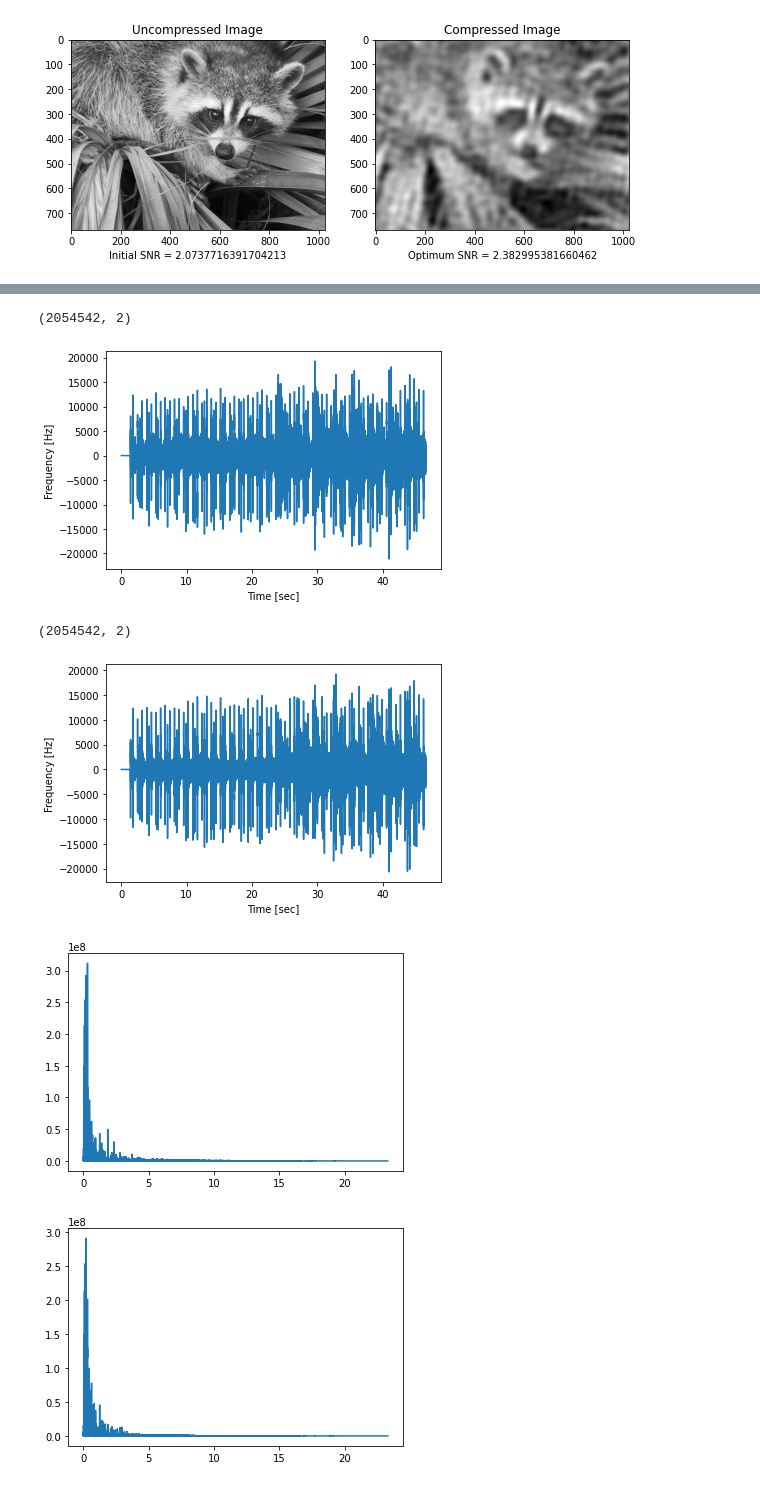
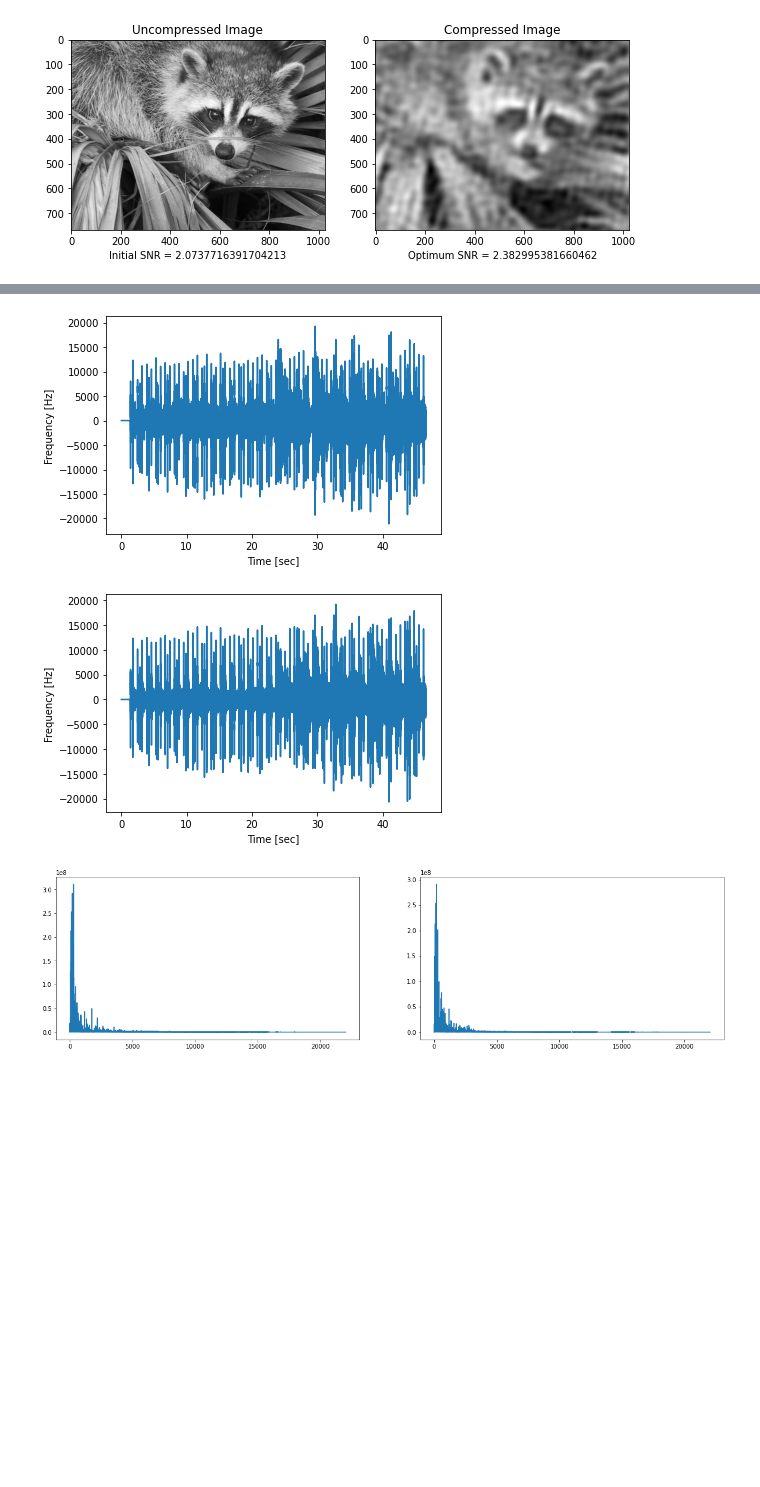
Before and after one commit to fusedbloxxer/signals-processing, a Jupyter notebook: dft-image-processing/main.ipynb, the cells around one changed output, grey strips where cells are left out. Saved outputs shown, nothing was run; the diff lists cells and outputs as text; code cells hidden in the pictures; blank space fills up the shorter version.

```diff
--- a/dft-image-processing/main.ipynb
+++ b/dft-image-processing/main.ipynb
@@ -294,74 +294,54 @@ from scipy import signal
 from scipy.io import wavfile
 import numpy as np
 
-# files
+# Files
 src = "./resources/music.mp3"
 dst = "./resources/music_wav.wav"
+pro = "./resources/music_proc.wav"
 
-# convert wav to mp3
+# Convert wav to mp3
 sound = AudioSegment.from_mp3(src)
 sound.export(dst, format="wav")
 
-
-
+# Generate X-Axis Values
 sample_rate, samples = wavfile.read('./resources/music_wav.wav')
-frequencies, times, spectrogram = signal.spectrogram(samples[0], sample_rate)
-
-#plt.pcolormesh(times, frequencies, spectrogram)
-
 time_array = np.linspace(0, samples.shape[0]/sample_rate, samples.shape[0])
-
-
-# (Optional) Plot the sine waves
 
 # First channel
 plt.plot(time_array, samples[:, 0])
-print(samples.shape)
 plt.ylabel('Frequency [Hz]')
 plt.xlabel('Time [sec]')
 plt.show()
 
 # Second channel
 plt.plot(time_array, samples[:, 1])
-print(samples.shape)
 plt.ylabel('Frequency [Hz]')
 plt.xlabel('Time [sec]')
 plt.show()
 # %% [output]
-(2054542, 2)
 [figure]
-(2054542, 2)
 [figure]
 # %%
 # Compute FFT over the sound
-# samples_chan1_fft = 20*np.log10(np.abs(np.fft.fft2(samples[:, 0])))
-
-# print(time_array.shape)
-# print(samples_chan1_fft.shape)
-
 sound_chan1 = samples[:, 0]
 sound_chan2 = samples[:, 1]
 
 sound_chan1_fft = np.fft.fft(sound_chan1)
 sound_chan2_fft = np.fft.fft(sound_chan2)
 
 sound_chan1_spec = np.abs(sound_chan1_fft)
 sound_chan2_spec = np.abs(sound_chan2_fft)
 
-size = sound_chan1_spec.shape[0]//2
+size = sound_chan1_spec.shape[0]
+half = sound_chan1_spec.shape[0]//2
+
+# Calculate FFT sample frequencies
+frequencies = np.fft.fftfreq(size, d=1.0/sample_rate)
 
 # Plot FFT spectrum
-plt.plot(time_array[:size], sound_chan1_spec[:size])
+fig, axis = plt.subplots(1, 2, figsize=(20, 5))
+axis[0].plot(frequencies[:half], sound_chan1_spec[:half])
+axis[1].plot(frequencies[:half], sound_chan2_spec[:half])
 plt.show()
-plt.plot(time_array[:size], sound_chan2_spec[:size])
-plt.show()
-
-
-# Zero a component (manual, using window, or intensity)
-
-# Go back to time domain
-
-# Play sound
 # %% [output]
-[figure, old version]
+[figure, new version]
-[figure, removed]
```
Also changed, not shown: parts of 6 cells of this notebook, 2 other files.
